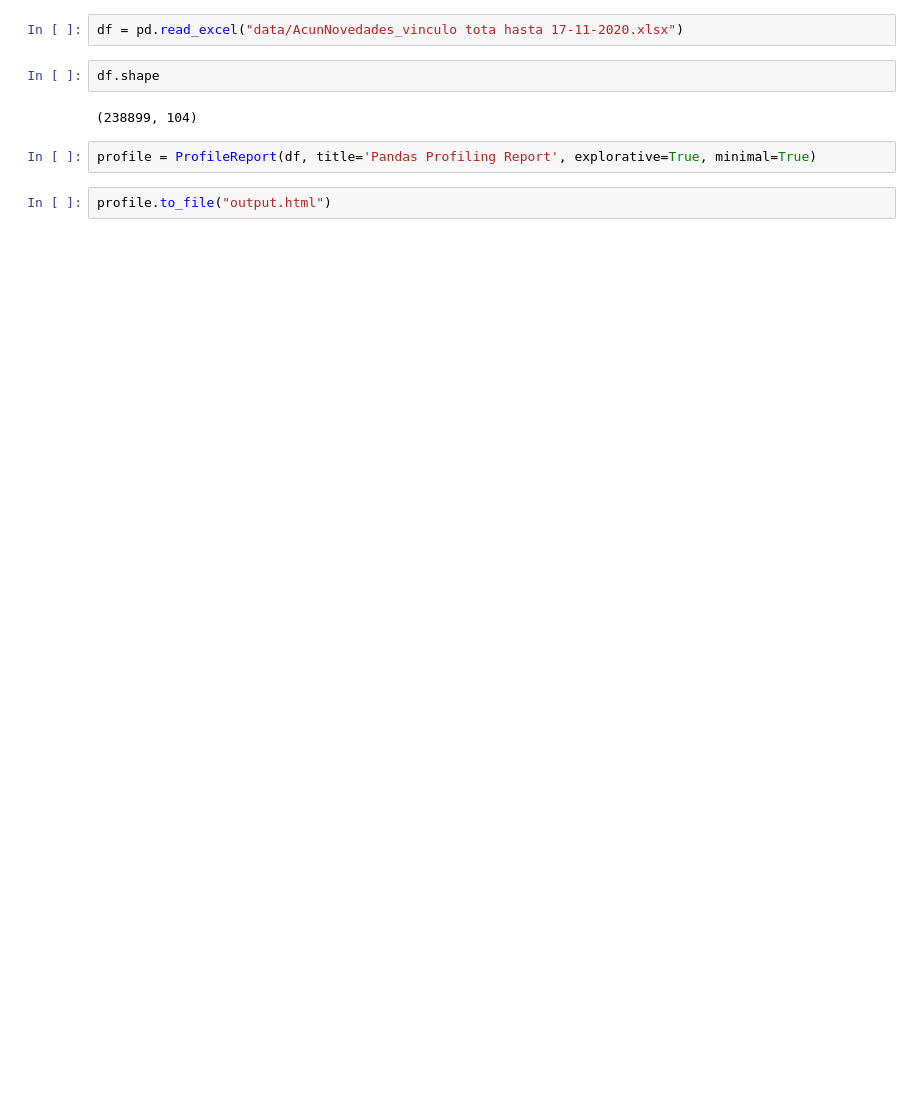
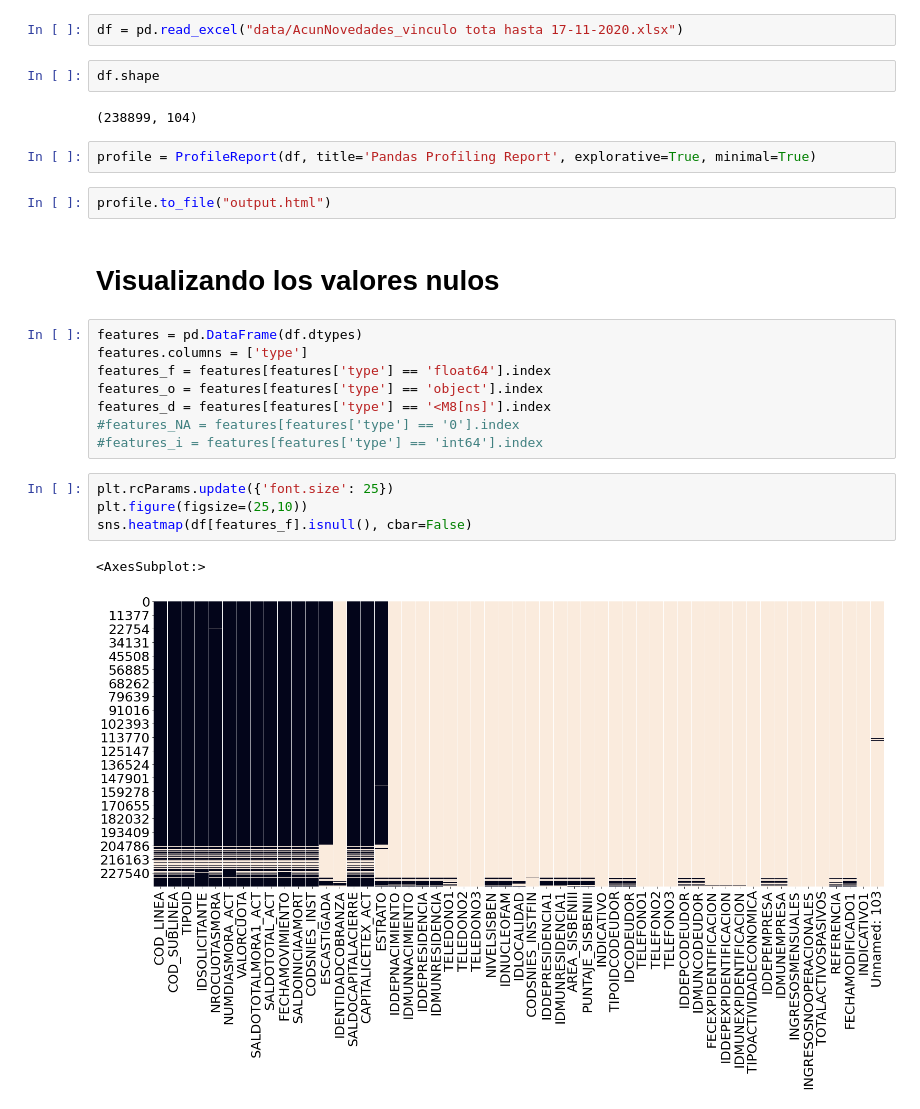
Before and after one commit to jebeltranb/ICETEX, a Jupyter notebook: EDA_Punished_Portfolio.ipynb, the cells around one changed output. Saved outputs shown, nothing was run; the diff lists cells and outputs as text; blank space fills up the shorter version.

```diff
--- a/EDA_Punished_Portfolio.ipynb
+++ b/EDA_Punished_Portfolio.ipynb
@@ -14,3 +17,20 @@ df.shape
 profile = ProfileReport(df, title='Pandas Profiling Report', explorative=True, minimal=True)
 # %%
 profile.to_file("output.html")
+# %% [markdown]
+# Visualizando los valores nulos
+# %%
+features = pd.DataFrame(df.dtypes)
+features.columns = ['type']
+features_f = features[features['type'] == 'float64'].index
+features_o = features[features['type'] == 'object'].index
+features_d = features[features['type'] == '<M8[ns]'].index
+#features_NA = features[features['type'] == '0'].index
+#features_i = features[features['type'] == 'int64'].index
+# %%
+plt.rcParams.update({'font.size': 25})
+plt.figure(figsize=(25,10))
+sns.heatmap(df[features_f].isnull(), cbar=False)
+# %% [output]
+<AxesSubplot:>
+[figure, added]
```
Also changed, not shown: parts of 6 cells of this notebook.
